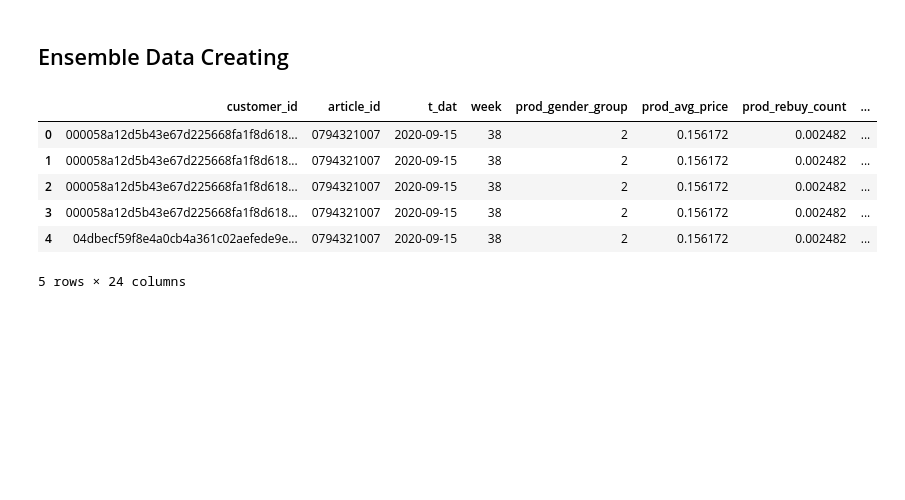
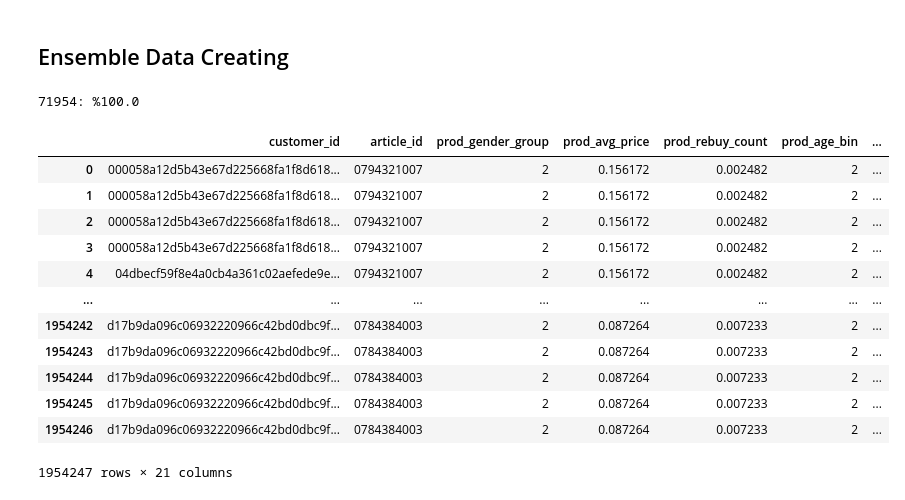
Before and after one commit to topuzm15/personaliziad-recommendation, a Jupyter notebook: data_preprocess.ipynb, the cells around one changed output. Drawn from its saved outputs; the diff is of its cells as text; code cells hidden in the pictures; blank space fills up the shorter version.

```diff
--- a/data_preprocess.ipynb
+++ b/data_preprocess.ipynb
@@ -180,7 +181,30 @@ articles.quotient = (articles.quotient - articles.quotient.min()) / (articles.qu
 data = dd.read_csv('data/transactions_train.csv', dtype={'article_id': str, 'customer_id': str})[["customer_id", "article_id", "t_dat"]]
 data = data[data.t_dat >= '2020-09-15'].compute()
 data["week"] = last_week + 1
+data["label"] = 1
 data = data.drop_duplicates(subset=["customer_id", "article_id"])
+data.drop(columns=["t_dat"], inplace=True)
+article_id_list = list(articles.article_id.values)
+data = data[data.article_id.isin(article_id_list)]
+# %%
+group_info = data.groupby(["customer_id"]).agg({"article_id": lambda x: list(set(x))}).reset_index()
+group_info["prod_num"] = group_info.article_id.apply(lambda x: len(x))
+# %%
+for i, row in group_info.iterrows():
+    df = {'customer_id': None, 'article_id': None, 'week': last_week + 1, 'label': 0}
+    df['customer_id'] = row.customer_id
+    temp_articles = random.sample(article_id_list, 100)
+    step = 0
+    for id in temp_articles:
+        if id in row.article_id:
+            df['article_id'] = id
+            data.append(df, ignore_index=True)
+            step += 1
+        if step >= 50:
+            break
+    print('\r' + f'{i}: %{round(100*i/group_info.shape[0], 2)}', end='')
+# %% [output]
+71954: %100.0
 # %%
 data = data.merge(articles.rename(columns={"age_bin":"prod_age_bin", "gender_group":"prod_gender_group", "rebuy_count":"prod_rebuy_count","price":"prod_avg_price"}), on="article_id", how="inner")
 data = data.merge(customers.rename(columns={"age_bin":"customer_age_bin", "gender_group":"customer_gender_group", "rebuy_count":"customer_rebuy_count","price":"customer_avg_price"}), on="customer_id", how="inner")
@@ -200,22 +224,27 @@ def get_avg_purchase_time(x):
         for i in x.history:
             if i[1] == x.article_id:
                 week.append(i[0])
-    else:
-        week = [0]
-
-    return (max(week) - min(week)) / (len(week) - 1)
+        return (max(week) - min(week)) / (len(week) - 1)
+    return 0
 
 data["time_passed_last_purchase"] = data.apply(lambda x: get_last_purchased_time(x), axis=1)
 data["avg_purchase_time"] = data.apply(lambda x: get_avg_purchase_time(x), axis=1)
-data.drop(columns=["history", "t_dat", "week"], inplace=True)
+data.drop(columns=["history", "week"], inplace=True)
 data.same_prod_rebuy_count = (data.same_prod_rebuy_count - data.same_prod_rebuy_count.min()) / (data.same_prod_rebuy_count.max() - data.same_prod_rebuy_count.min())
-# %%
-data.head()
-# %% [output]
-|  | customer_id | article_id | t_dat | week | prod_gender_group | prod_avg_price | prod_rebuy_count | ... |
-| 0 | 000058a12d5b43e67d225668fa1f8d618... | 0794321007 | 2020-09-15 | 38 | 2 | 0.156172 | 0.002482 | ... |
-| 1 | 000058a12d5b43e67d225668fa1f8d618... | 0794321007 | 2020-09-15 | 38 | 2 | 0.156172 | 0.002482 | ... |
-| 2 | 000058a12d5b43e67d225668fa1f8d618... | 0794321007 | 2020-09-15 | 38 | 2 | 0.156172 | 0.002482 | ... |
-| 3 | 000058a12d5b43e67d225668fa1f8d618... | 0794321007 | 2020-09-15 | 38 | 2 | 0.156172 | 0.002482 | ... |
-| 4 | 04dbecf59f8e4a0cb4a361c02aefede9e... | 0794321007 | 2020-09-15 | 38 | 2 | 0.156172 | 0.002482 | ... |
-5 rows × 24 columns
+# %%
+data.to_pickle("data/ensemble_data.pkl")
+data
+# %% [output]
+|  | customer_id | article_id | prod_gender_group | prod_avg_price | prod_rebuy_count | prod_age_bin | ... |
+| 0 | 000058a12d5b43e67d225668fa1f8d618... | 0794321007 | 2 | 0.156172 | 0.002482 | 2 | ... |
+| 1 | 000058a12d5b43e67d225668fa1f8d618... | 0794321007 | 2 | 0.156172 | 0.002482 | 2 | ... |
+| 2 | 000058a12d5b43e67d225668fa1f8d618... | 0794321007 | 2 | 0.156172 | 0.002482 | 2 | ... |
+| 3 | 000058a12d5b43e67d225668fa1f8d618... | 0794321007 | 2 | 0.156172 | 0.002482 | 2 | ... |
+| 4 | 04dbecf59f8e4a0cb4a361c02aefede9e... | 0794321007 | 2 | 0.156172 | 0.002482 | 2 | ... |
+| ... | ... | ... | ... | ... | ... | ... | ... |
+| 1954242 | d17b9da096c06932220966c42bd0dbc9f... | 0784384003 | 2 | 0.087264 | 0.007233 | 2 | ... |
+| 1954243 | d17b9da096c06932220966c42bd0dbc9f... | 0784384003 | 2 | 0.087264 | 0.007233 | 2 | ... |
+| 1954244 | d17b9da096c06932220966c42bd0dbc9f... | 0784384003 | 2 | 0.087264 | 0.007233 | 2 | ... |
+| 1954245 | d17b9da096c06932220966c42bd0dbc9f... | 0784384003 | 2 | 0.087264 | 0.007233 | 2 | ... |
+| 1954246 | d17b9da096c06932220966c42bd0dbc9f... | 0784384003 | 2 | 0.087264 | 0.007233 | 2 | ... |
+1954247 rows × 21 columns
```
Also changed, not shown: parts of 4 cells of this notebook.
